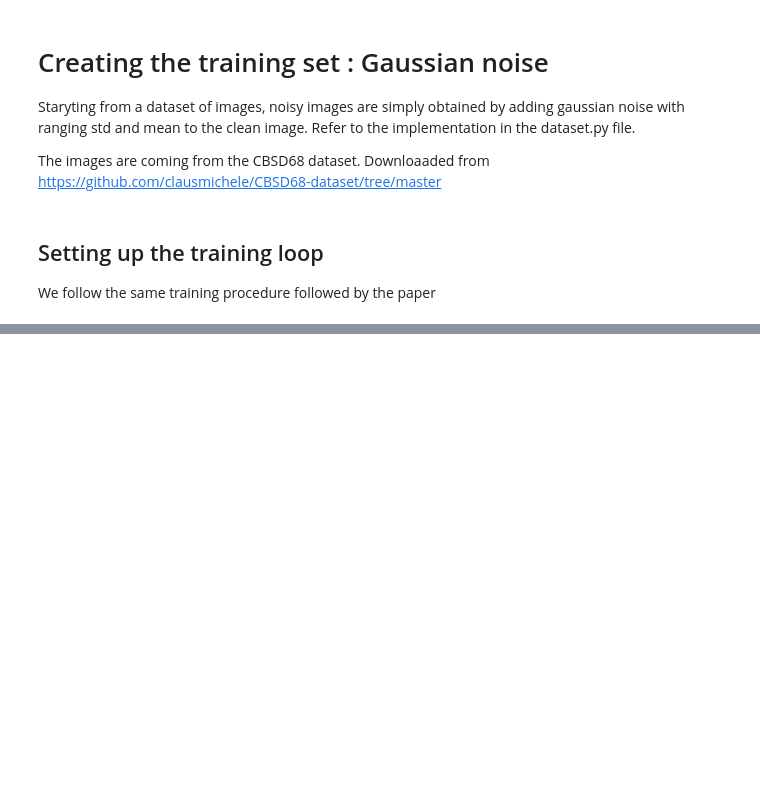
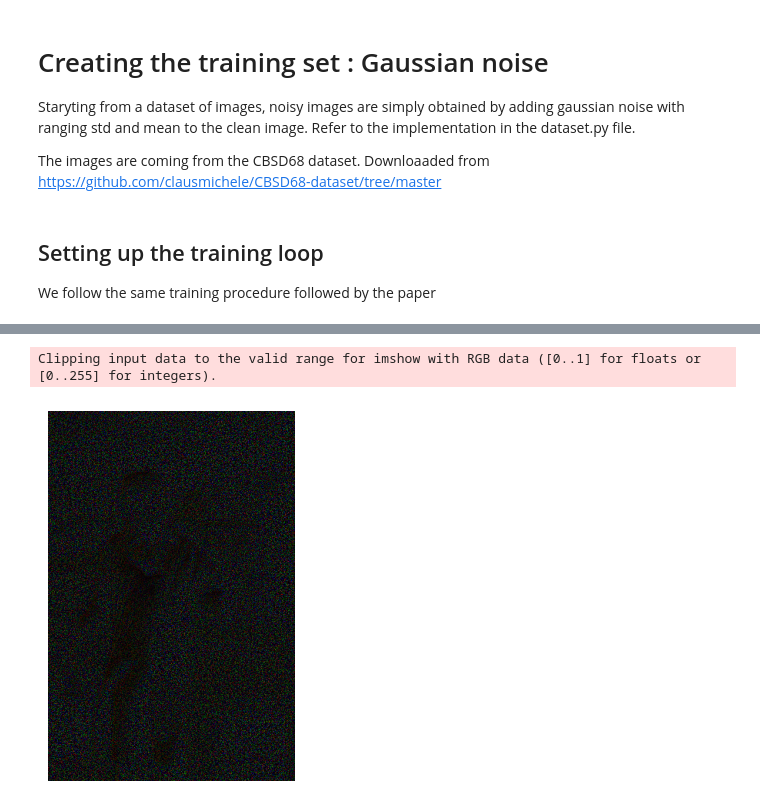
Before and after one commit to Ilsommo97/ResidualDenoising, a Jupyter notebook: ResidualDenoising.ipynb, the cells around one changed output, grey strips where cells are left out. Cells and saved outputs as stored; diff of their text form; code cells hidden in the pictures; blank space fills up the shorter version.

```diff
--- a/ResidualDenoising.ipynb
+++ b/ResidualDenoising.ipynb
@@ -130,11 +138,9 @@ The images are coming from the CBSD68 dataset. Downloaaded from https://github.c
 from dataset import NoisyDataset
 from torch.utils.data import DataLoader
 from torch.optim import Adam
-BATCH_SIZE = 64
-PATCH_DIMENSION = 50
-EPOCHS = 10
+
 dataset = NoisyDataset(dirPath="./dataset/original", stdRange=(0,55), batchSize=BATCH_SIZE, patchDimension=PATCH_DIMENSION)
-dataloader = DataLoader(dataset=dataset, batch_size=None, shuffle=True)
+dataloader = DataLoader(dataset=dataset, batch_size=None, shuffle=True, num_workers=4)
 optimizer = Adam(model.parameters(), lr=0.001)
 # %% [markdown]
 ## Setting up the training loop
@@ -181,0 +185,11 @@ KeyboardInterrupt:
+# %%
+inputUnsqueezed = torch.unsqueeze(sampleImage.to(DEVICE), dim=0)
+
+residual = model(inputUnsqueezed)
+
+residual = torch.squeeze(residual, dim=0).to("cpu")
+# %%
+utils.plot_image(residual.to("cpu"))
+# %% [output]
+Clipping input data to the valid range for imshow with RGB data ([0..1] for floats or [0..255] for integers).
+[figure, added]
```
Also changed, not shown: parts of 6 cells of this notebook, 1 other file.
